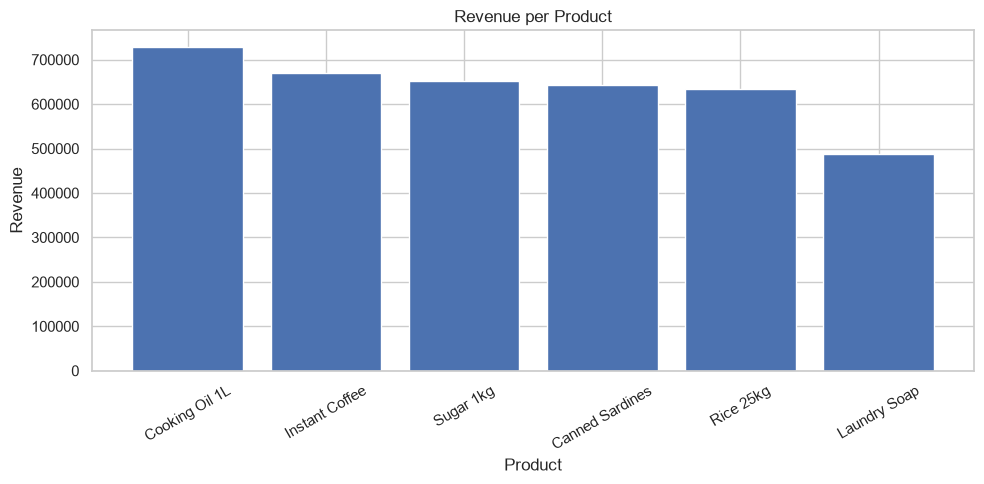
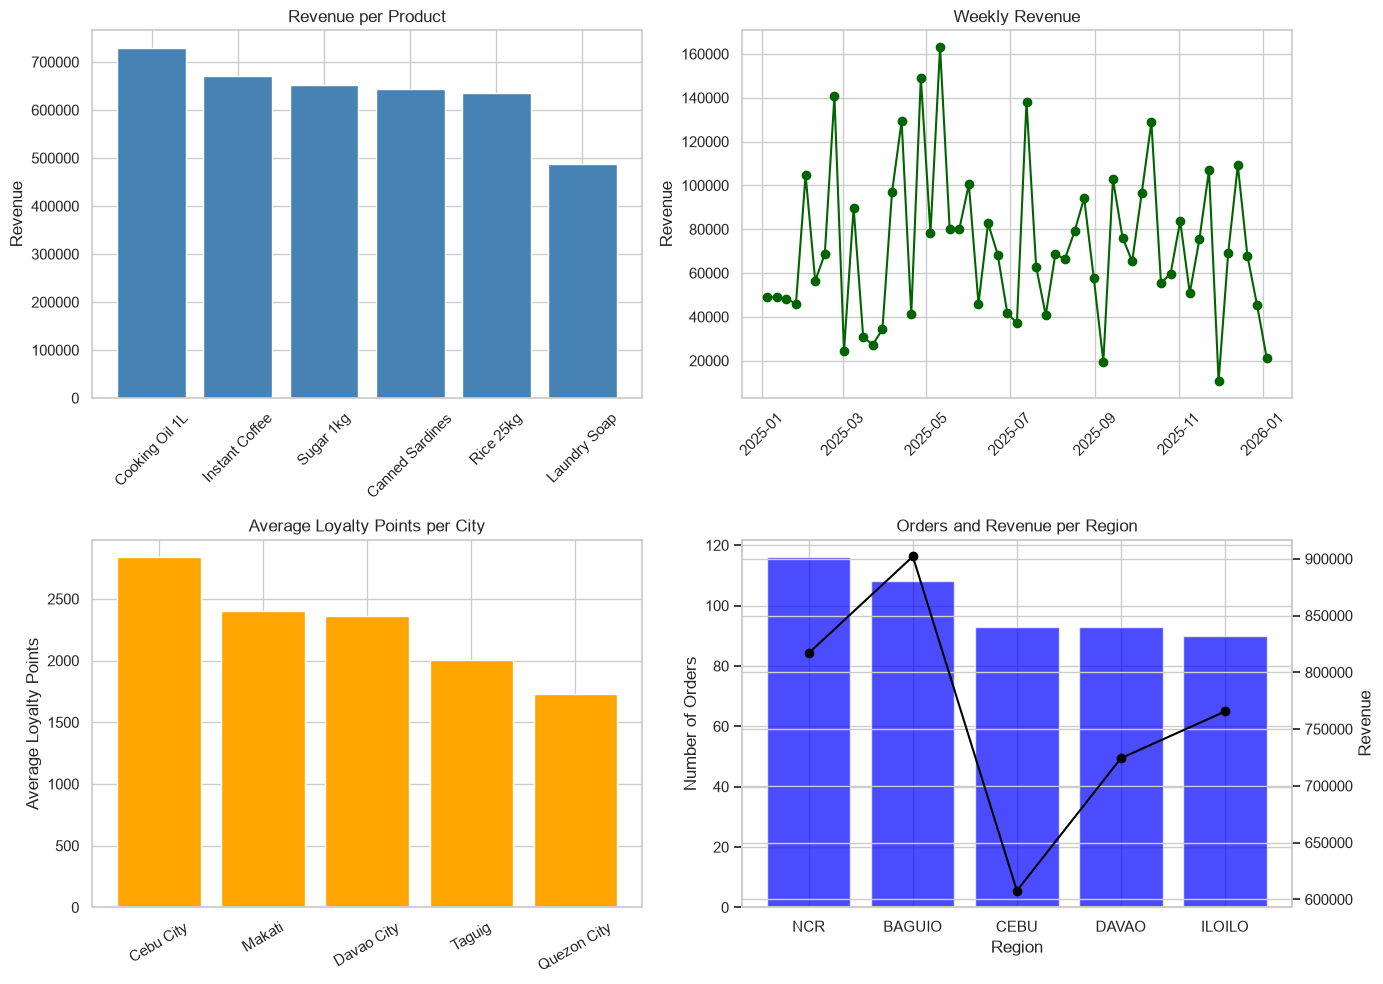
Unified diff of the notebook cell whose output changed from the first chart to the second:
--- before
+++ after
@@ -22,24 +22,17 @@
 print(pivot_table)
 
+fig, axes = plt.subplots(2, 2, figsize=(14, 10))
+
 revenue_product =sales.groupby("product")["total_amount"].sum().sort_values(ascending=False)
-
-plt.figure(figsize=(10,5))
-plt.bar(revenue_product.index, revenue_product.values)
-plt.title("Revenue per Product")
-plt.xlabel("Product")
-plt.ylabel("Revenue")
-plt.xticks(rotation=30)
-plt.tight_layout()
-plt.show()
+axes[0,0].bar(revenue_product.index,revenue_product.values,color="steelblue")
+axes[0,0].set_title("Revenue per Product")
+axes[0,0].set_ylabel("Revenue")
+axes[0,0].tick_params(axis="x", rotation=45)
 
 weekly_revenue =sales.set_index("order_date").resample("W")["total_amount"].sum()
-
-plt.figure(figsize=(12,5))
-plt.plot(weekly_revenue.index, weekly_revenue.values, marker="o")
-plt.title("Weekly Revenue")
-plt.xlabel("Week")
-plt.ylabel("Revenue")
-plt.tight_layout()
-plt.show()
+axes[0,1].plot(weekly_revenue.index,weekly_revenue.values,marker="o",color="darkgreen")
+axes[0,1].set_title("Weekly Revenue")
+axes[0,1].set_ylabel("Revenue")
+axes[0,1].tick_params(axis="x", rotation=45)
 
 
@@ -48,5 +41,5 @@
 
 
-sales["customer_id"] = (sales.reset_index().index % 60) + 1 
+sales["customer_id"] = (sales.reset_index().index % len(customers)) + 1
 
 merged = sales.merge(customers[["customer_id", "city", "loyalty_points"]],on="customer_id",how="left")
@@ -55,24 +48,32 @@
 avg_points =merged.groupby("city")["loyalty_points"].mean().sort_values(ascending=False)
 
-plt.figure(figsize=(8,5))
-plt.bar(avg_points.index, avg_points.values)
-plt.title("Average Loyalty Points per City")
-plt.xlabel("City")
-plt.ylabel("Average Loyalty Points")
-plt.xticks(rotation=20)
+axes[1,0].bar(avg_points.index,avg_points.values,color="orange")
+axes[1,0].set_title("Average Loyalty Points per City")
+axes[1,0].set_ylabel("Average Loyalty Points")
+axes[1,0].tick_params(axis="x", rotation=30)
+
+
+orders = sales.groupby("region")["order_id"].count()
+revenue = sales.groupby("region")["total_amount"].sum()
+
+orders = orders.sort_values(ascending=False)
+revenue = revenue.reindex(orders.index)
+
+axes[1,1].bar(orders.index,orders.values,color="blue",alpha=0.7)
+axes[1,1].set_title("Orders and Revenue per Region")
+axes[1,1].set_ylabel("Number of Orders")
+axes[1,1].set_xlabel("Region")
+
+ax2 = axes[1,1].twinx()
+ax2.plot(revenue.index,revenue.values,marker="o",color="black")
+ax2.set_ylabel("Revenue")
 plt.tight_layout()
 plt.show()
 
 
-orders_region = sales["region"].value_counts()
-
-plt.figure(figsize=(8,5))
-plt.bar(orders_region.index, orders_region.values)
-plt.title("Number of Orders per Region")
-plt.xlabel("Region")
-plt.ylabel("Number of Orders")
-plt.tight_layout()
-plt.show()
-
+print("Orders and Revenue per Region")
+print("Bars = Number of Orders" 
+      "\nLine = Total Revenue")
 print("\nInsight:")
-print("NCR has the highest number of orders, showing that it contributes the largest share of customer transactions in the dataset.")
+print("NCR has the highest number of orders, while Baguio generated the highest total revenue. ")
+   

Commit: Update data analysis notebook